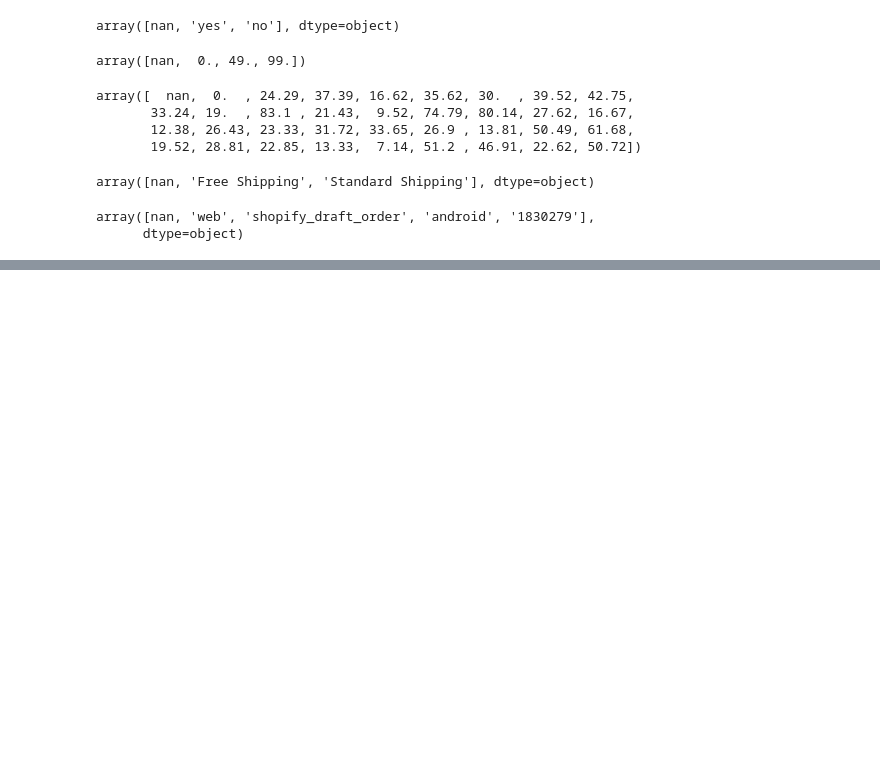
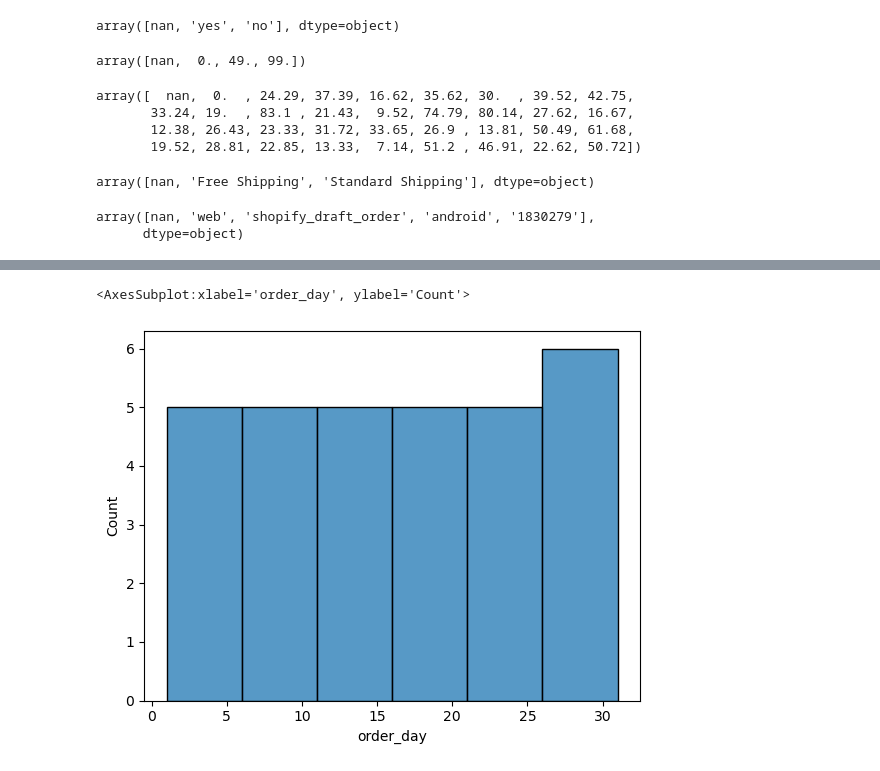
Before and after one commit to Malleswarikkr/kapstone_EDA, a Jupyter notebook: Malleswari_FreshCatch.ipynb, the cells around one changed output, grey strips where cells are left out. Drawn from its saved outputs; the diff is of its cells as text; code cells hidden in the pictures; blank space fills up the shorter version.

```diff
--- a/Malleswari_FreshCatch.ipynb
+++ b/Malleswari_FreshCatch.ipynb
@@ -394,3 +484,8 @@ import seaborn as sb
+# %%
+sb.histplot(data=Month_order_data,x='order_day')
+# %% [output]
+<AxesSubplot:xlabel='order_day', ylabel='Count'>
+[figure, added]
 # %%
 catagorical_columns=['Accepts Email Marketing','City','Province','Tags_x','Tax Exempt','Accepts Marketing',
                      'Shipping','Lineitem fulfillment status','Source']
```
Also changed, not shown: parts of 66 cells of this notebook, 1 other file.
